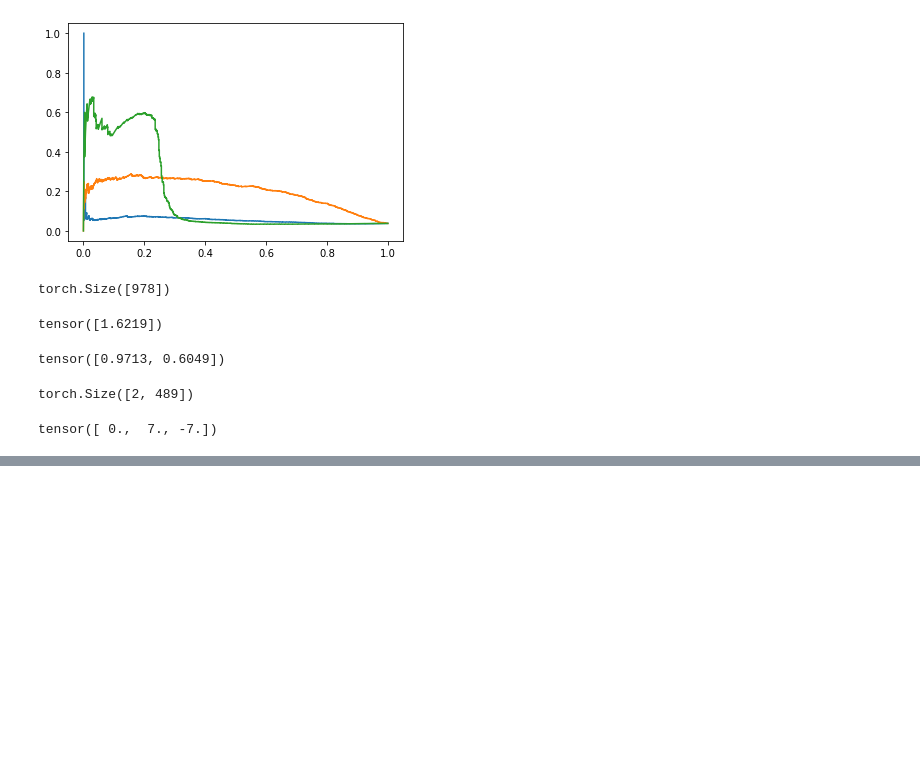
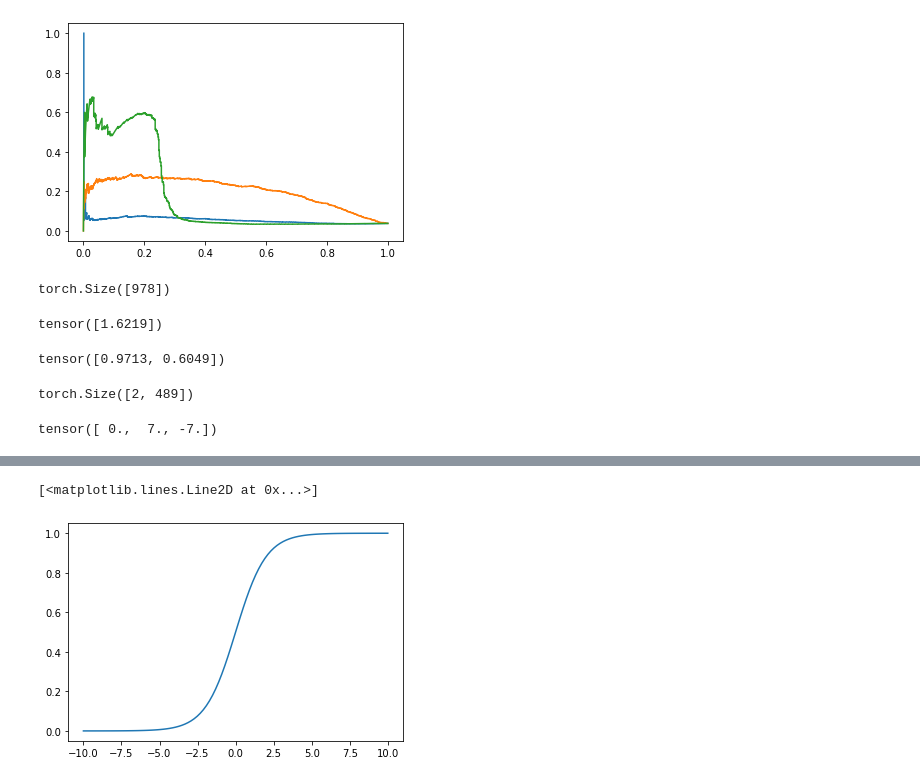
Before and after one commit to martinfama/LPGNN, a Jupyter notebook: GNN_losses.ipynb, the cells around one changed output, grey strips where cells are left out. Saved outputs shown, nothing was run; the diff lists cells and outputs as text; code cells hidden in the pictures; blank space fills up the shorter version.

```diff
--- a/GNN_losses.ipynb
+++ b/GNN_losses.ipynb
@@ -479,0 +542,5 @@ tensor(0.6932, grad_fn=<BinaryCrossEntropyWithLogitsBackward0>)
+# %%
+plt.plot(x.detach().numpy(), sigmoid(x).detach().numpy())
+# %% [output]
+[<matplotlib.lines.Line2D at 0x...>]
+[figure, added]
```
Also changed, not shown: parts of 18 cells of this notebook, 41 other files.
